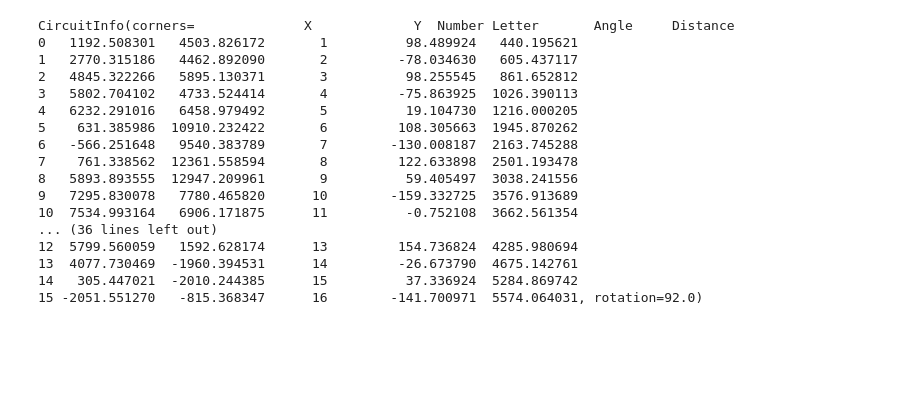
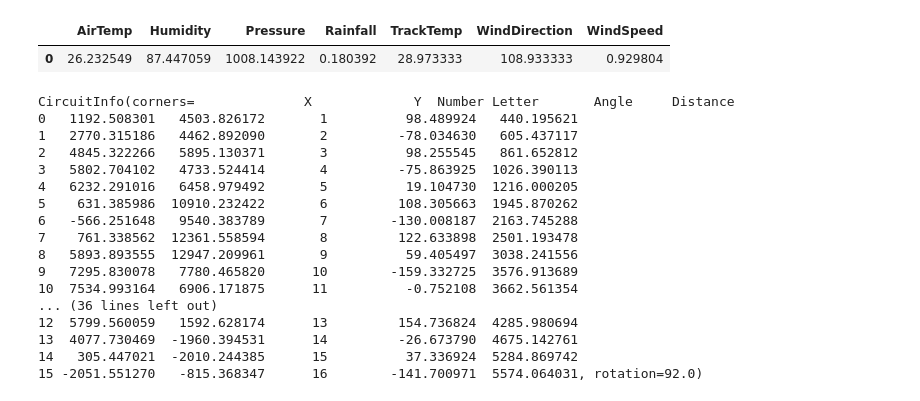
Before and after one commit to AndyZ-CYC/F1_Predictive_Models, a Jupyter notebook: Data_Playground.ipynb, the cells around one changed output. Drawn from its saved outputs; the diff is of its cells as text; code cells hidden in the pictures; blank space fills up the shorter version.

```diff
--- a/Data_Playground.ipynb
+++ b/Data_Playground.ipynb
@@ -61,6 +79,6 @@ def get_weather_data(year, race_name):
     session = fastf1.get_session(year, race_name, 'R')
     session.load(telemetry=False, weather=True)  # Load session data
     # session.load()
-    weather_data = session.weather_data
+    weather_data = session.weather_data.drop(columns=['Time'])
     avg_weather = weather_data.mean()  # Taking average weather conditions
     return avg_weather.to_frame().T  # Return as DataFrame for consistency
@@ -88,0 +85,2 @@ core           INFO     Finished loading data for 20 drivers: ['44', '77', '33',
+# %%
+w_data = get_weather_data(2022, 'Singapore Grand Prix')
@@ -89,3 +105,8 @@ core           INFO     Finished loading data for 20 drivers: ['44', '77', '33',
+# %%
+w_data.drop(columns=['Time'])
+# %% [output]
+|  | AirTemp | Humidity | Pressure | Rainfall | TrackTemp | WindDirection | WindSpeed |
+| 0 | 26.232549 | 87.447059 | 1008.143922 | 0.180392 | 28.973333 | 108.933333 | 0.929804 |
 # %%
 fastf1.Cache.clear_cache('./cache')
 # %%
```
Also changed, not shown: parts of 6 cells of this notebook, 13 other files.
